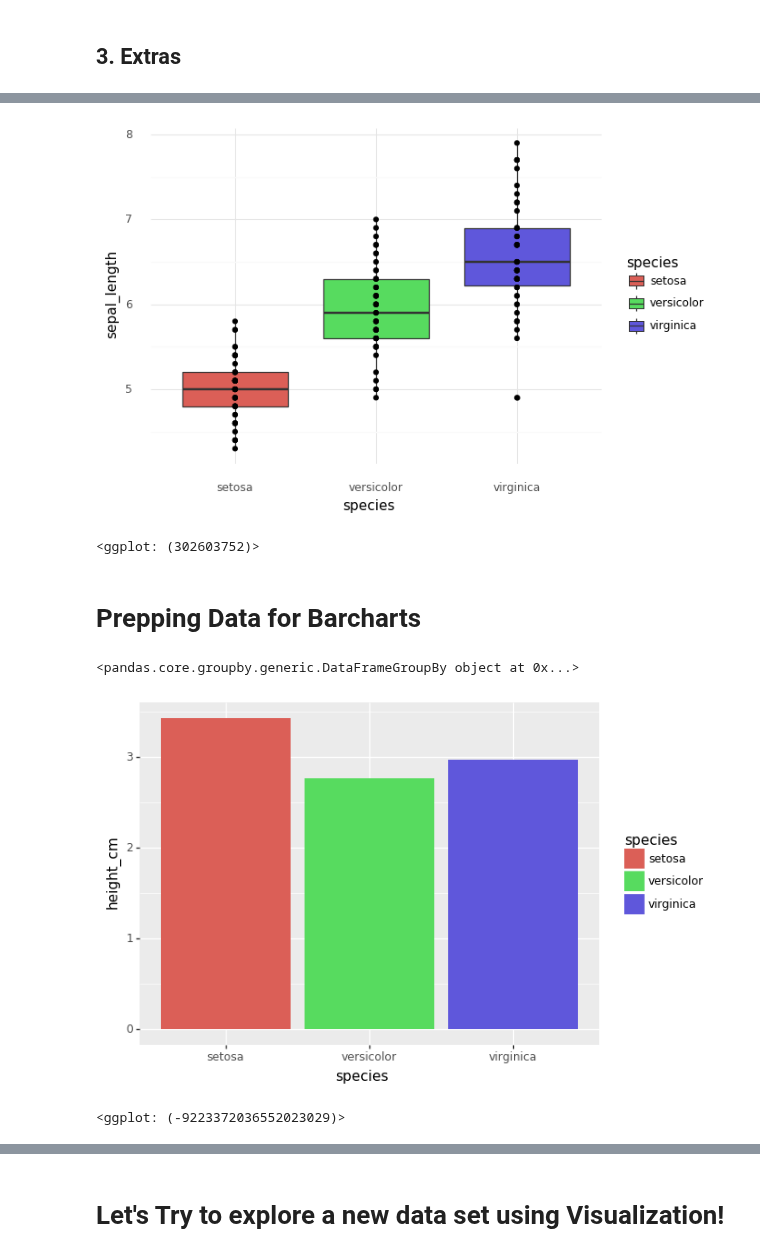
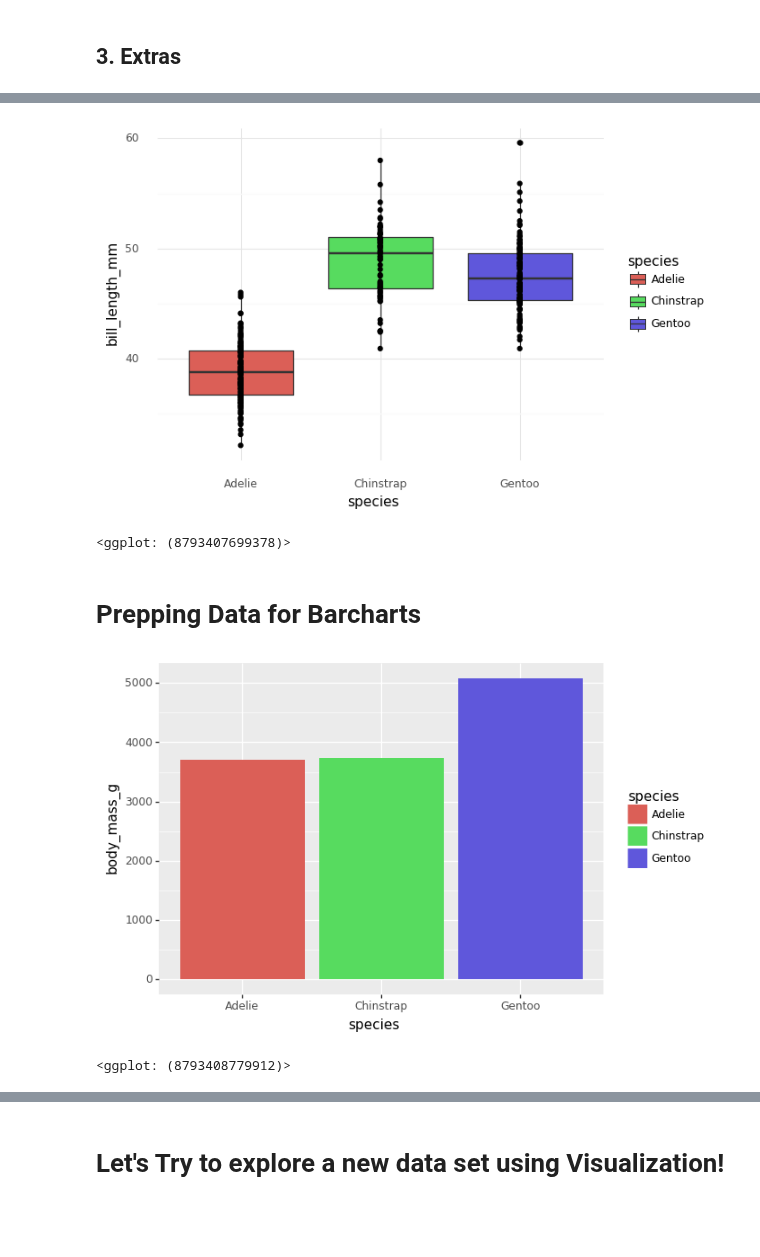
Before and after one commit to chelseaparlett/CPSC392ParlettPelleriti, a Jupyter notebook: InClass/LectureNotebooks/Class4.ipynb, the cells around one changed output, grey strips where cells are left out. Cells and saved outputs as stored; diff of their text form; code cells hidden in the pictures; blank space fills up the shorter version.

```diff
--- a/InClass/LectureNotebooks/Class4.ipynb
+++ b/InClass/LectureNotebooks/Class4.ipynb
@@ -43,4 +43,4 @@ from plotnine.data import mtcars
 # %%
-iris = pd.read_csv("https://raw.githubusercontent.com/mwaskom/seaborn-data/master/iris.csv")
-print(iris.head())
+penguin = pd.read_csv("https://raw.githubusercontent.com/cmparlettpelleriti/CPSC392ParlettPelleriti/master/Data/penguins.csv")
+print(penguin.head())
 # %% [output]
@@ -138,18 +147,15 @@ print(iris.head())
 # %%
-(ggplot(iris, aes(x = "species",
-                        y = "sepal_length")) + geom_boxplot(aes( fill = "species")) +
+(ggplot(penguin, aes(x = "species",
+                        y = "bill_length_mm")) + geom_boxplot(aes(fill = "species")) +
  theme_minimal() + geom_point())
 # %% [output]
-[figure, old version]
+[figure, new version]
-<ggplot: (302603752)>
+<ggplot: (8793407699378)>
 # %% [markdown]
 # Prepping Data for Barcharts
-# %%
-bar_iris = iris.groupby("species")
-# %% [output]
-<pandas.core.groupby.generic.DataFrameGroupBy object at 0x...>
 # %%
-(ggplot(bar_iris, aes( x = "species", y = "height_cm", fill = "species")) + geom_bar(stat = "identity"))
+(ggplot(penguin, aes( x = "species", y = "body_mass_g", fill = "species")) +
+ stat_summary(fun_data = "mean_sdl", geom = "bar"))
 # %% [output]
-[figure, old version]
+[figure, new version]
-<ggplot: (-9223372036552023029)>
+<ggplot: (8793408779912)>
```
Also changed, not shown: parts of 20 cells of this notebook.
